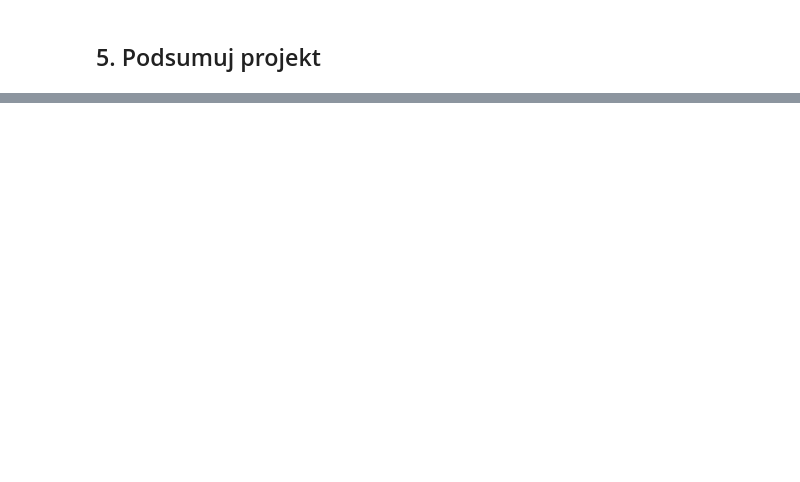
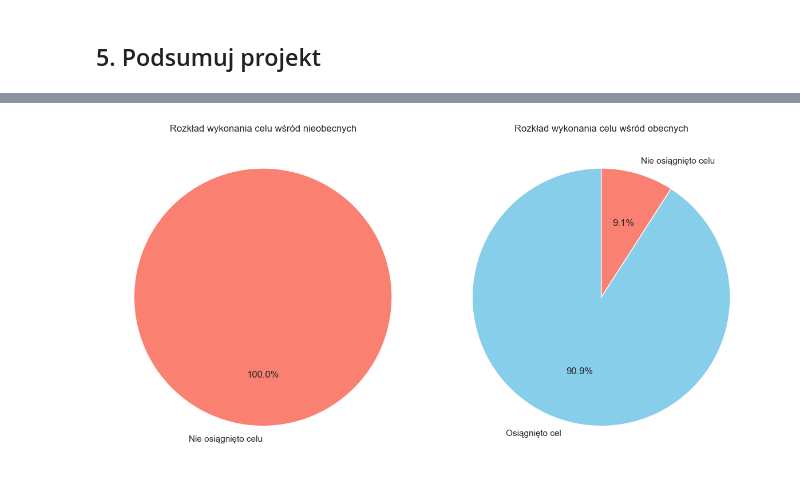
Before and after one commit to KacperJarosik/Absenteeism-at-work, a Jupyter notebook: main.ipynb, the cells around one changed output, grey strips where cells are left out. Drawn from its saved outputs; the diff is of its cells as text; code cells hidden in the pictures; blank space fills up the shorter version.

```diff
--- a/main.ipynb
+++ b/main.ipynb
@@ -1109,0 +1190,43 @@ random_row
+# %%
+# Filtracja danych dla Absenteeism time in hours == 1
+filtered_data_1 = df_selected[df_selected['Absenteeism time in hours'] == 1].copy()
+
+# Filtracja danych dla Absenteeism time in hours == 0
+filtered_data_0 = df_selected[df_selected['Absenteeism time in hours'] == 0].copy()
+
+# Usuwanie niepotrzebnych kolumn
+columns_to_drop = ['Seasons', 'Age', 'Hit target', 'Social smoker']
+filtered_data_1 = filtered_data_1.drop(columns=columns_to_drop)
+filtered_data_0 = filtered_data_0.drop(columns=columns_to_drop)
+
+# Wykresy kołowe dla 'Disciplinary failure' w zależności od Absenteeism time in hours
+
+# Tworzenie wykresu kołowego dla Absenteeism time in hours == 1
+plt.figure(figsize=(12, 6))
+
+# Liczba wystąpień dla każdej wartości 'Disciplinary failure' w przypadku Absenteeism time in hours == 1
+disciplinary_count_1 = filtered_data_1['Disciplinary failure'].value_counts()
+
+# Kolory (ręcznie przypisane)
+colors_1 = ['salmon', 'skyblue']
+
+# Wykres kołowy dla Absenteeism time in hours == 1
+plt.subplot(1, 2, 1)
+plt.pie(disciplinary_count_1, labels=['Nie osiągnięto celu', 'Osiągnięto cel'][:len(disciplinary_count_1)] , autopct='%1.1f%%', startangle=90, colors=colors_1)
+plt.title("Rozkład wykonania celu wśród nieobecnych")
+
+# Liczba wystąpień dla każdej wartości 'Disciplinary failure' w przypadku Absenteeism time in hours == 0
+disciplinary_count_0 = filtered_data_0['Disciplinary failure'].value_counts()
+
+# Kolory (ręcznie przypisane)
+colors_0 = [ 'skyblue', 'salmon']
+
+# Wykres kołowy dla Absenteeism time in hours == 0
+plt.subplot(1, 2, 2)
+plt.pie(disciplinary_count_0, labels=[ 'Osiągnięto cel','Nie osiągnięto celu'][:len(disciplinary_count_0)], autopct='%1.1f%%', startangle=90, colors=colors_0)
+plt.title("Rozkład wykonania celu wśród obecnych")
+
+plt.tight_layout()
+plt.show()
+# %% [output]
+[figure, added]
```
Also changed, not shown: parts of 11 cells of this notebook.
